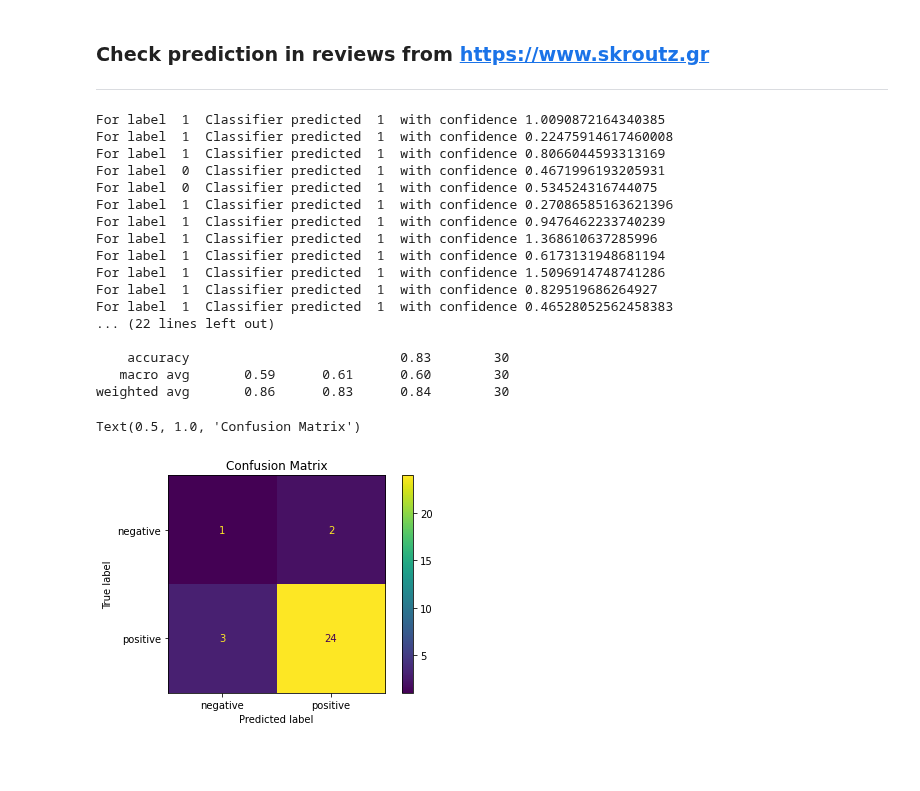
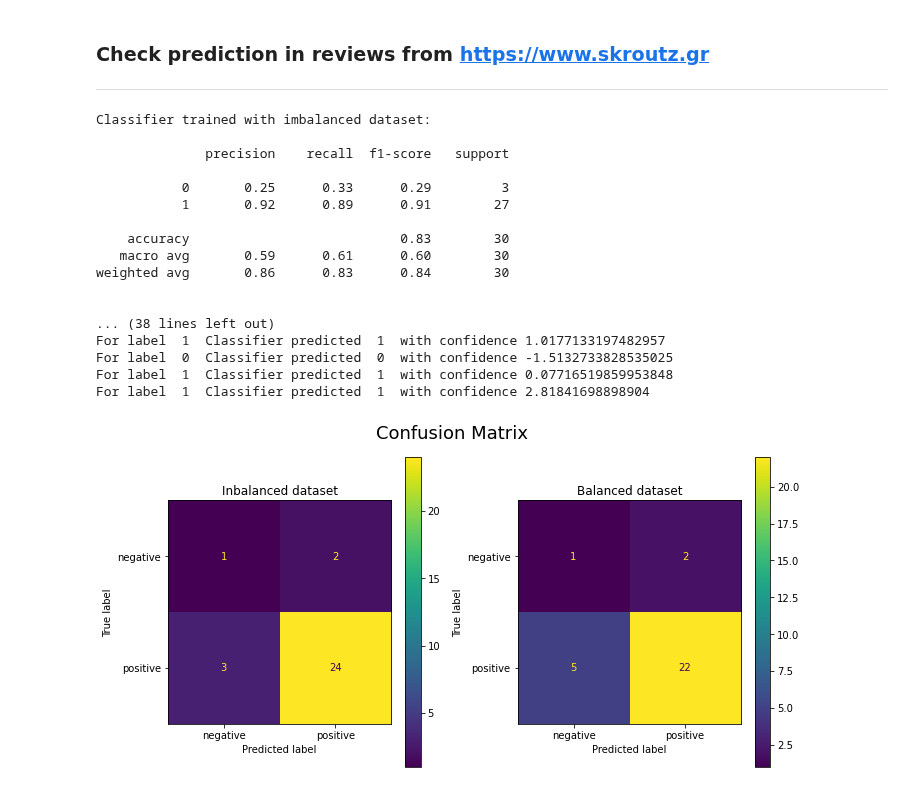
Before and after one commit to JoKoum/Machine-Learning-Project, a Jupyter notebook: Analyze-review-sentiment.ipynb, the cells around one changed output. Saved outputs shown, nothing was run; the diff lists cells and outputs as text; code cells hidden in the pictures; blank space fills up the shorter version.

Commit message:
modified:   Added hyperparameter tuning

```diff
--- a/Analyze-review-sentiment.ipynb
+++ b/Analyze-review-sentiment.ipynb
@@ -354,16 +357,16 @@ tfidfvectorizer = TfidfVectorizer()
 X = tfidfvectorizer.fit_transform(reviews['reviews'])
 y = reviews['ratings']
 # %%
-def model_training(X,y,algorithm,balanced=False):
+def model_training(X,y,classifier,balanced=False):
     """Training Pipeline implementation. The function accepts as input a feature matrix,
        a target values vector and a classifier. The performance is tested via a 20 fold validation procedure.
        The model average training and testing time and several classification algorithms metrics are produced.
        Returns the trained model, along with a dictionary of the produced metrics
     """
     metrics_dict = {}
-    n_splits = 25
-    #print algorithm
-    print('########## Using',str(algorithm),'classifier ##########\n')
+    n_splits = 10
+    #print classifier
+    print('########## Using',str(classifier),'classifier ##########\n')
 
     if balanced:
         kf = KFold(n_splits=n_splits, shuffle=True, random_state=None)
@@ -381,9 +384,7 @@ def model_training(X,y,algorithm,balanced=False):
     for train_index, test_index in kf.split(X):
         X_train, X_test = X[train_index], X[test_index]
         y_train, y_test = y[train_index], y[test_index]
-        model_clf = algorithm
-        #Pipeline([('tfidf', TfidfVectorizer()),('clf', algorithm),])
-        # Feed the training data through the pipeline
+        model_clf = classifier
         training_time_start = time.process_time()
         model_clf.fit(X_train,y_train)
         training_time = time.process_time() - training_time_start
@@ -544,0 +576,3 @@ plt.show()
+# %%
+text_svc = hyperparam_tuning(X,y,LinearSVC())
+text_svc_downsampled = hyperparam_tuning(X_downsampled,y_downsampled,LinearSVC())
@@ -566,35 +618,50 @@ def data_extraction(url,reviews_selector,ratings_selector):
 # %%
 url = 'https://www.skroutz.gr/s/20060269/Apple-iPhone-11-64GB-Black.html#reviews'
 rselector= '#sku_reviews_list > li div.review-body'
 sselector = '#sku_reviews_list > li div.actual-rating > span'
 data = data_extraction(url,rselector,sselector)
+
 vectorized_data = tfidfvectorizer.transform(data['reviews'])
-predictions = text_svm.predict(vectorized_data)
-confidence = text_svm.decision_function(vectorized_data)
+vectorized_data_downsampled = tfidfvectorizer_downsampled.transform(data['reviews'])
+
+predictions = text_svc.predict(vectorized_data)
+print('Classifier trained with imbalanced dataset:\n')
+print(metrics.classification_report(data['sentiment'],text_svc.predict(vectorized_data)))
+print('\n\nClassifier trained with balanced dataset:\n')
+print(metrics.classification_report(data['sentiment'],text_svc_downsampled.predict(vectorized_data_downsampled)))
+
+fig, ax = plt.subplots(1, 2, figsize = (10,5))
+confusion_matrix = metrics.plot_confusion_matrix(text_svc,vectorized_data,data['sentiment'],
+                                                 display_labels=['negative','positive'],ax=ax[0])
+
+ax[0].set_title('Inbalanced dataset')
+confusion_matrix_downsampled = metrics.plot_confusion_matrix(text_svc_downsampled,vectorized_data_downsampled,data['sentiment'],
+                                                 display_labels=['negative','positive'],ax=ax[1])
+
+ax[1].set_title('Balanced dataset')
+plt.suptitle("Confusion Matrix", fontsize = 18)
+plt.tight_layout()
+
+confidence = text_svc.decision_function(vectorized_data)
 for i in range(len(predictions)):
     print('For label ',data['sentiment'][i],' Classifier predicted ',predictions[i],
       ' with confidence',confidence[i])
-print(metrics.classification_report(data['sentiment'],text_svm.predict(vectorized_data)))
-confusion_matrix = metrics.plot_confusion_matrix(text_svm,vectorized_data,data['sentiment'],
-                                                 display_labels=['negative','positive'])
-confusion_matrix.ax_.set_title('Confusion Matrix')
 # %% [output]
-For label  1  Classifier predicted  1  with confidence 1.0090872164340385
-For label  1  Classifier predicted  1  with confidence 0.22475914617460008
-For label  1  Classifier predicted  1  with confidence 0.8066044593313169
-For label  0  Classifier predicted  1  with confidence 0.4671996193205931
-For label  0  Classifier predicted  1  with confidence 0.534524316744075
-For label  1  Classifier predicted  1  with confidence 0.27086585163621396
-For label  1  Classifier predicted  1  with confidence 0.9476462233740239
-For label  1  Classifier predicted  1  with confidence 1.368610637285996
-For label  1  Classifier predicted  1  with confidence 0.6173131948681194
-For label  1  Classifier predicted  1  with confidence 1.5096914748741286
-For label  1  Classifier predicted  1  with confidence 0.829519686264927
-For label  1  Classifier predicted  1  with confidence 0.46528052562458383
-... (22 lines left out)
+Classifier trained with imbalanced dataset:
+
+              precision    recall  f1-score   support
+
+           0       0.25      0.33      0.29         3
+           1       0.92      0.89      0.91        27
 
     accuracy                           0.83        30
    macro avg       0.59      0.61      0.60        30
 weighted avg       0.86      0.83      0.84        30
+
+
+... (38 lines left out)
+For label  1  Classifier predicted  1  with confidence 1.0177133197482957
+For label  0  Classifier predicted  0  with confidence -1.5132733828535025
+For label  1  Classifier predicted  1  with confidence 0.07716519859953848
+For label  1  Classifier predicted  1  with confidence 2.81841698898904
-Text(0.5, 1.0, 'Confusion Matrix')
-[figure, old version]
+[figure, new version]
```
Also changed, not shown: parts of 13 cells of this notebook.
